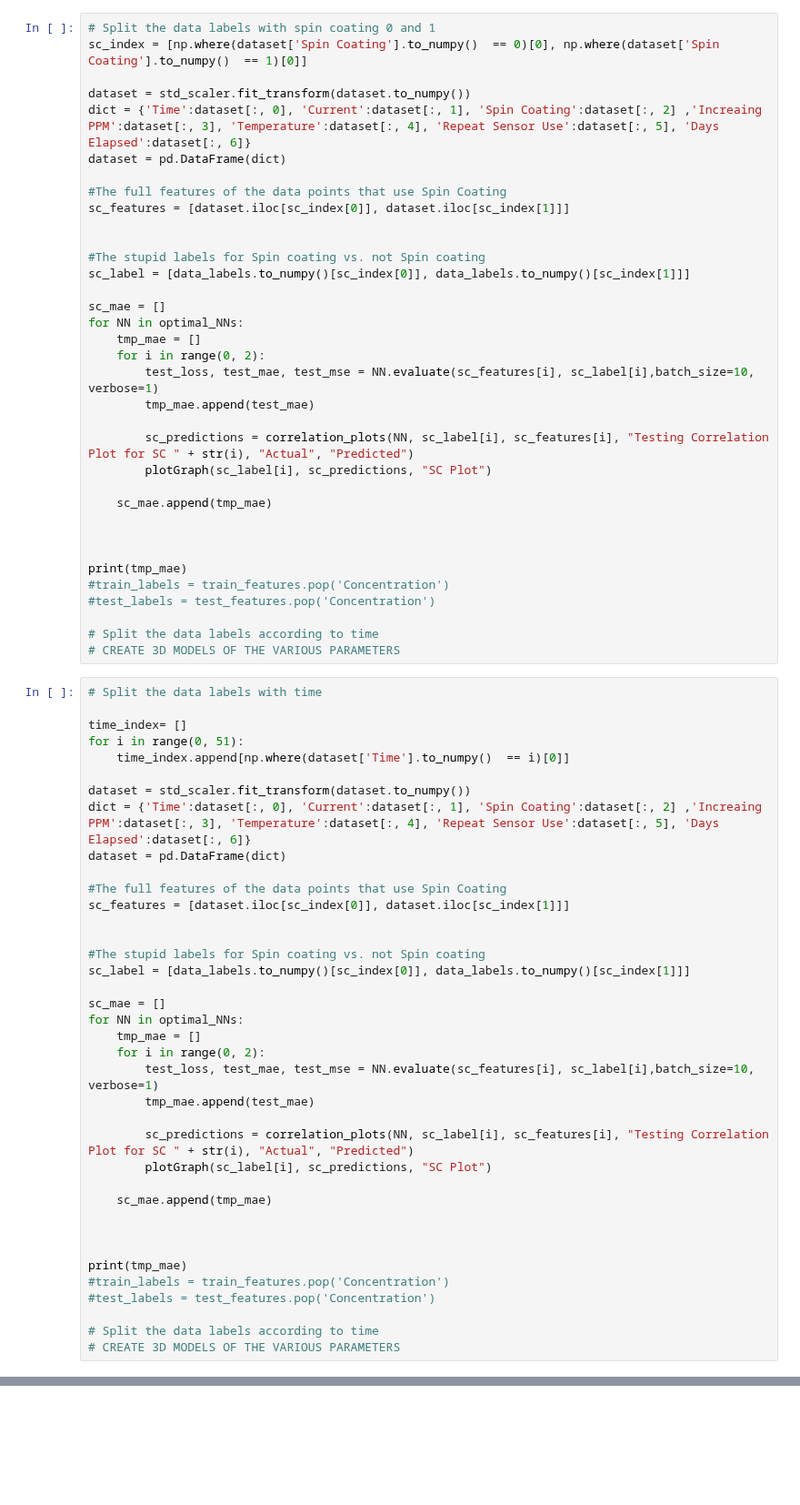
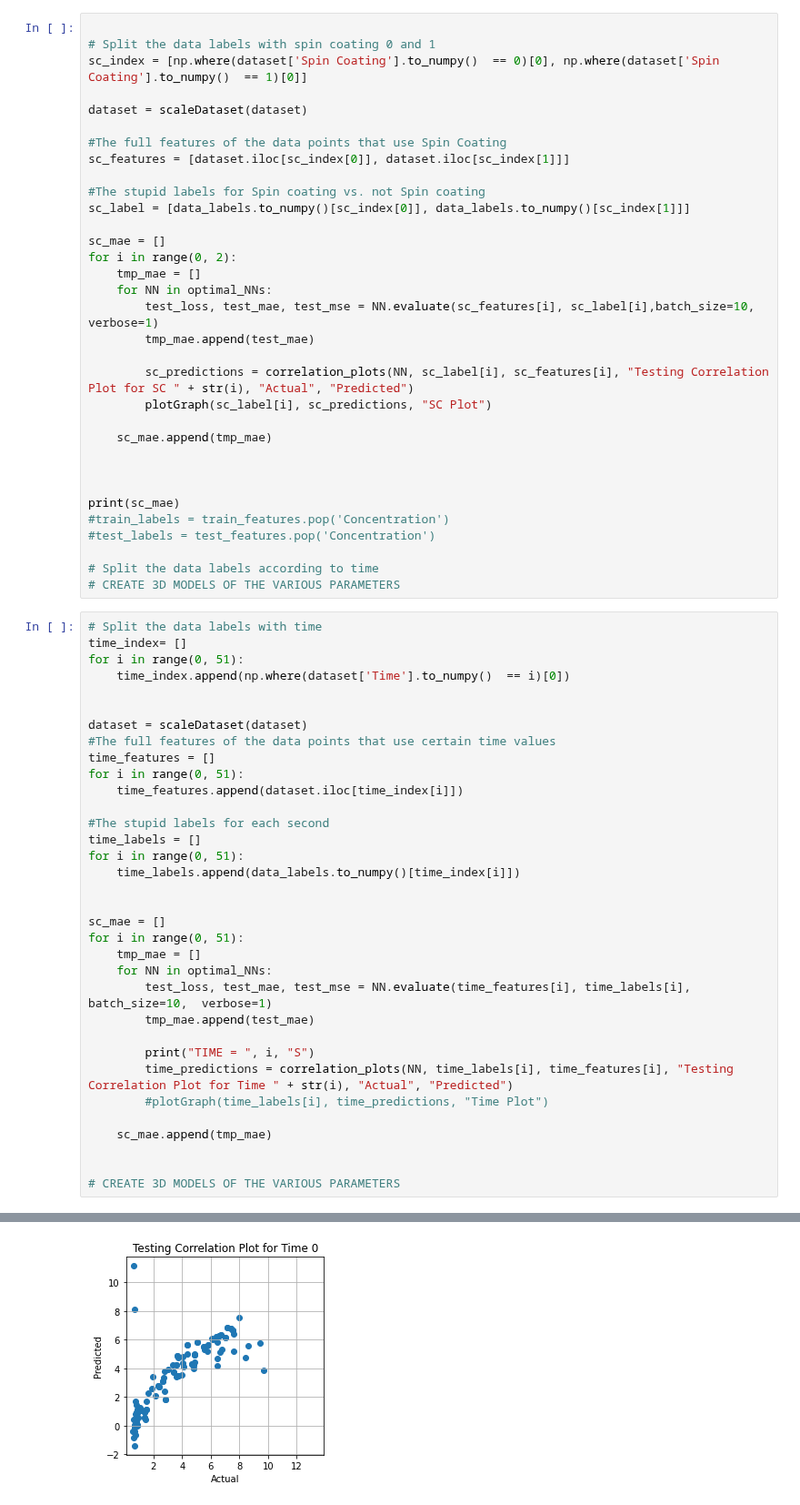
Before and after one commit to siddij3/Machine_Learning_for_Asparagine_GO_FCl, a Jupyter notebook: Asparagine Keras.ipynb, the cells around one changed output, grey strips where cells are left out. Shown at 91% size. Saved outputs shown, nothing was run; the diff lists cells and outputs as text; blank space fills up the shorter version.

Commit message:
Output for shared done and printing

```diff
--- a/Asparagine Keras.ipynb
+++ b/Asparagine Keras.ipynb
@@ -243,22 +258,20 @@ plt.show()
 # %%
+
 # Split the data labels with spin coating 0 and 1
 sc_index = [np.where(dataset['Spin Coating'].to_numpy()  == 0)[0], np.where(dataset['Spin Coating'].to_numpy()  == 1)[0]]
 
-dataset = std_scaler.fit_transform(dataset.to_numpy())
-dict = {'Time':dataset[:, 0], 'Current':dataset[:, 1], 'Spin Coating':dataset[:, 2] ,'Increaing PPM':dataset[:, 3], 'Temperature':dataset[:, 4], 'Repeat Sensor Use':dataset[:, 5], 'Days Elapsed':dataset[:, 6]}
-dataset = pd.DataFrame(dict)
+dataset = scaleDataset(dataset)
 
 #The full features of the data points that use Spin Coating
 sc_features = [dataset.iloc[sc_index[0]], dataset.iloc[sc_index[1]]]
-
 
 #The stupid labels for Spin coating vs. not Spin coating
 sc_label = [data_labels.to_numpy()[sc_index[0]], data_labels.to_numpy()[sc_index[1]]]
 
 sc_mae = []
-for NN in optimal_NNs:
+for i in range(0, 2):
     tmp_mae = []
-    for i in range(0, 2):
+    for NN in optimal_NNs:
         test_loss, test_mae, test_mse = NN.evaluate(sc_features[i], sc_label[i],batch_size=10,  verbose=1)
         tmp_mae.append(test_mae)
 
@@ -269,7 +282,7 @@ for NN in optimal_NNs:
 
 
 
-print(tmp_mae)
+print(sc_mae)
 #train_labels = train_features.pop('Concentration')
 #test_labels = test_features.pop('Concentration')
 
@@ -277,39 +290,36 @@ print(tmp_mae)
 # CREATE 3D MODELS OF THE VARIOUS PARAMETERS
 # %%
 # Split the data labels with time
-
 time_index= []
 for i in range(0, 51):
-    time_index.append[np.where(dataset['Time'].to_numpy()  == i)[0]]
-
-dataset = std_scaler.fit_transform(dataset.to_numpy())
-dict = {'Time':dataset[:, 0], 'Current':dataset[:, 1], 'Spin Coating':dataset[:, 2] ,'Increaing PPM':dataset[:, 3], 'Temperature':dataset[:, 4], 'Repeat Sensor Use':dataset[:, 5], 'Days Elapsed':dataset[:, 6]}
-dataset = pd.DataFrame(dict)
-
-#The full features of the data points that use Spin Coating
-sc_features = [dataset.iloc[sc_index[0]], dataset.iloc[sc_index[1]]]
+    time_index.append(np.where(dataset['Time'].to_numpy()  == i)[0])
 
 
-#The stupid labels for Spin coating vs. not Spin coating
-sc_label = [data_labels.to_numpy()[sc_index[0]], data_labels.to_numpy()[sc_index[1]]]
+dataset = scaleDataset(dataset)
+#The full features of the data points that use certain time values
+time_features = []
+for i in range(0, 51):
+    time_features.append(dataset.iloc[time_index[i]])
+
+#The stupid labels for each second
+time_labels = []
+for i in range(0, 51):
+    time_labels.append(data_labels.to_numpy()[time_index[i]])
+
 
 sc_mae = []
-for NN in optimal_NNs:
+for i in range(0, 51):
     tmp_mae = []
-    for i in range(0, 2):
-        test_loss, test_mae, test_mse = NN.evaluate(sc_features[i], sc_label[i],batch_size=10,  verbose=1)
+    for NN in optimal_NNs:
+        test_loss, test_mae, test_mse = NN.evaluate(time_features[i], time_labels[i], batch_size=10,  verbose=1)
         tmp_mae.append(test_mae)
 
-        sc_predictions = correlation_plots(NN, sc_label[i], sc_features[i], "Testing Correlation Plot for SC " + str(i), "Actual", "Predicted")
-        plotGraph(sc_label[i], sc_predictions, "SC Plot")
+        print("TIME = ", i, "S")
+        time_predictions = correlation_plots(NN, time_labels[i], time_features[i], "Testing Correlation Plot for Time " + str(i), "Actual", "Predicted")
+        #plotGraph(time_labels[i], time_predictions, "Time Plot")
 
     sc_mae.append(tmp_mae)
 
 
-
-print(tmp_mae)
-#train_labels = train_features.pop('Concentration')
-#test_labels = test_features.pop('Concentration')
-
-# Split the data labels according to time
 # CREATE 3D MODELS OF THE VARIOUS PARAMETERS
+# %% [output]
@@ -315,0 +329 @@ print(tmp_mae)
+[figure, added]
```
Also changed, not shown: parts of 3 cells of this notebook.
